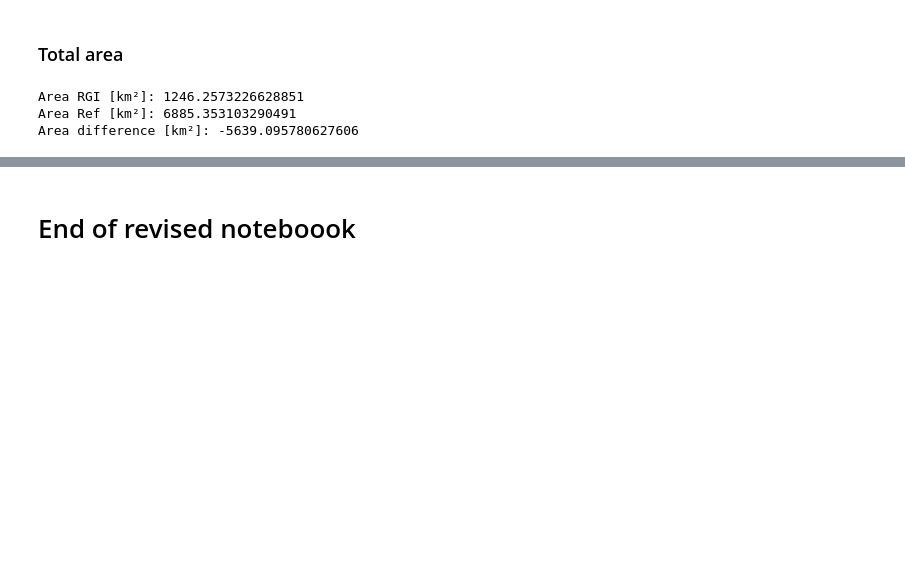
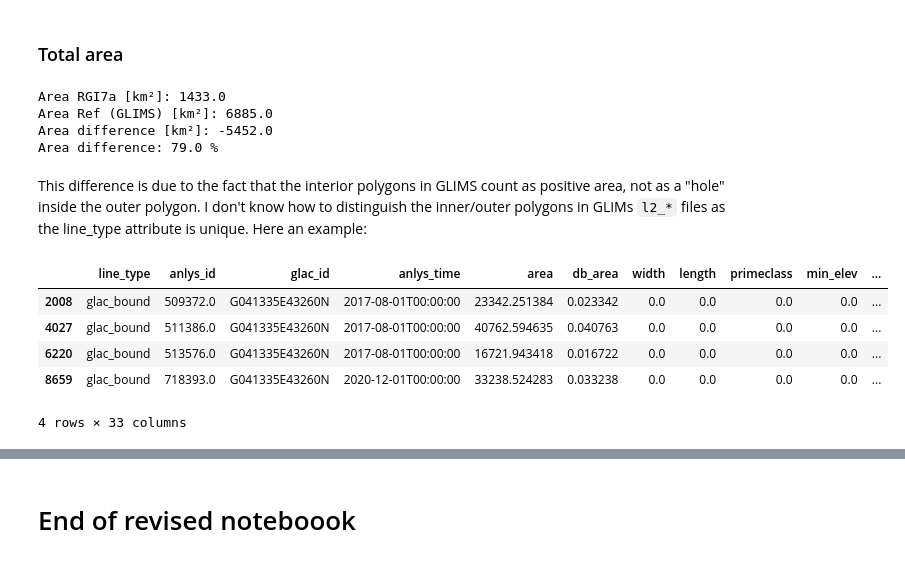
Before and after one commit to franra9/rgi7_scripts, a Jupyter notebook: workflow/RGI12.ipynb, the cells around one changed output, grey strips where cells are left out. Saved outputs shown, nothing was run; the diff lists cells and outputs as text; code cells hidden in the pictures; blank space fills up the shorter version.

```diff
--- a/workflow/RGI12.ipynb
+++ b/workflow/RGI12.ipynb
@@ -326,12 +305,26 @@ ref_odf['area'] = ref_odf.to_crs({'proj':'cea'}).area
 # %%
 # print and compare area values
 Area_RGI = RGI_ss['area'].sum() * 1e-6
-print('Area RGI [km²]:', Area_RGI)
+print('Area RGI7a [km²]:', np.round(Area_RGI))
 Area_ref = ref_odf['area'].sum() * 1e-6
-print('Area Ref [km²]:', Area_ref)
-d = (Area_RGI - Area_ref)
-print('Area difference [km²]:', d)
+print('Area Ref (GLIMS) [km²]:', np.round(Area_ref))
+d = np.round((Area_RGI - Area_ref))
+print('Area difference [km²]:', d, '\nArea difference:', np.round(abs((Area_RGI-Area_ref)/Area_ref*100)),'%')
 # %% [output]
-Area RGI [km²]: 1246.2573226628851
-Area Ref [km²]: 6885.353103290491
-Area difference [km²]: -5639.095780627606
+Area RGI7a [km²]: 1433.0
+Area Ref (GLIMS) [km²]: 6885.0
+Area difference [km²]: -5452.0
+Area difference: 79.0 %
+# %% [markdown]
+This difference is due to the fact that the interior polygons in GLIMS count as positive area, not as a "hole" inside the outer polygon.
+I don't know how to distinguish the inner/outer polygons in GLIMs `l2_*` files as the line_type attribute is unique. Here an example:
+# %%
+G041335E43260N = ref_odf.loc[ref_odf['glac_id'] == 'G041335E43260N']
+G041335E43260N
+# %% [output]
+|  | line_type | anlys_id | glac_id | anlys_time | area | db_area | width | length | primeclass | min_elev | ... |
+| 2008 | glac_bound | 509372.0 | G041335E43260N | 2017-08-01T00:00:00 | 23342.251384 | 0.023342 | 0.0 | 0.0 | 0.0 | 0.0 | ... |
+| 4027 | glac_bound | 511386.0 | G041335E43260N | 2017-08-01T00:00:00 | 40762.594635 | 0.040763 | 0.0 | 0.0 | 0.0 | 0.0 | ... |
+| 6220 | glac_bound | 513576.0 | G041335E43260N | 2017-08-01T00:00:00 | 16721.943418 | 0.016722 | 0.0 | 0.0 | 0.0 | 0.0 | ... |
+| 8659 | glac_bound | 718393.0 | G041335E43260N | 2020-12-01T00:00:00 | 33238.524283 | 0.033238 | 0.0 | 0.0 | 0.0 | 0.0 | ... |
+4 rows × 33 columns
```
Also changed, not shown: parts of 15 cells of this notebook, 1 other file.
